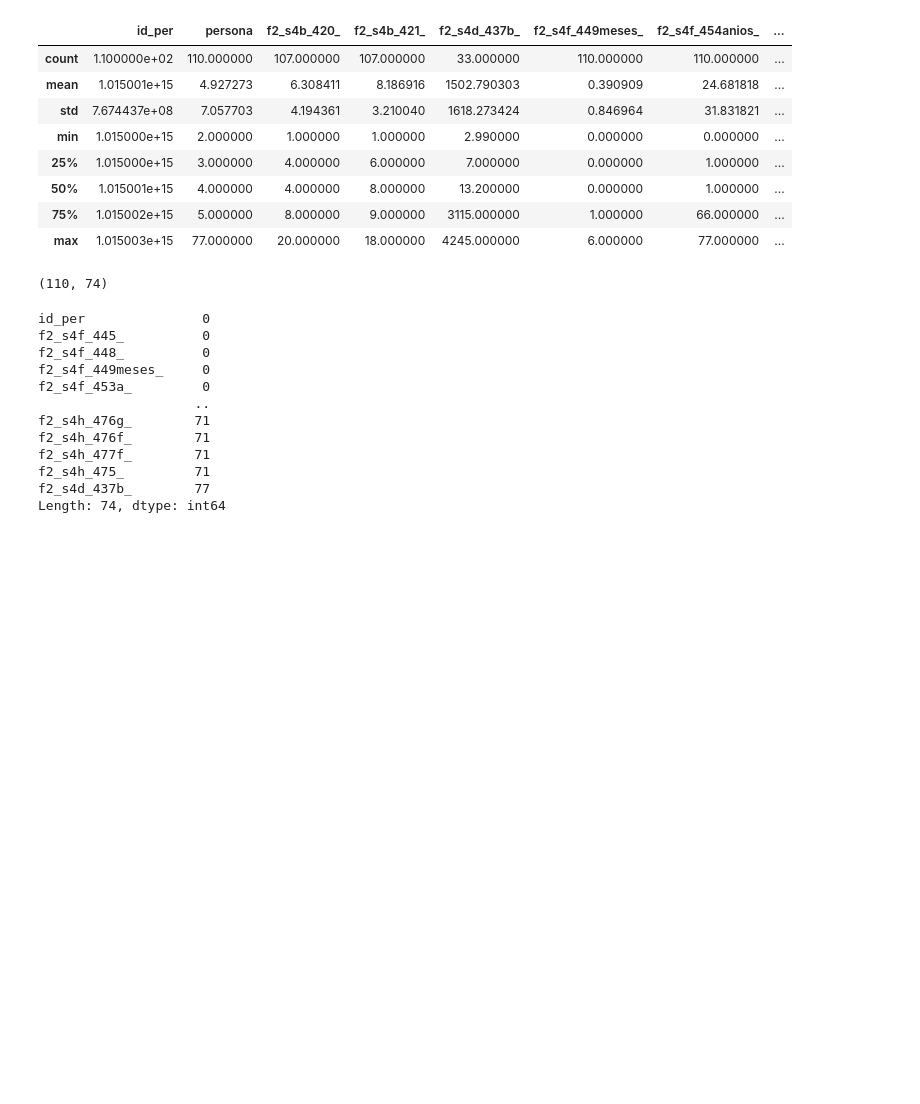
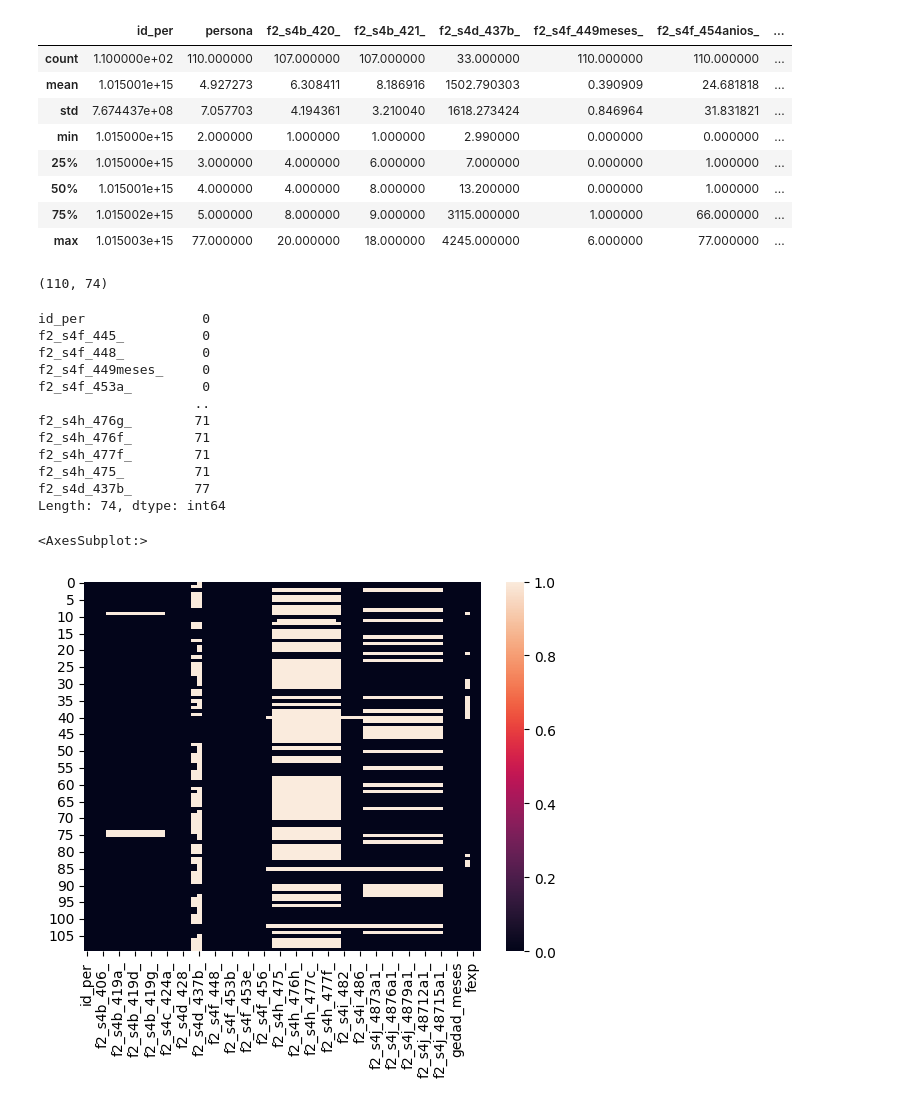
Before and after one commit to JhoanaAucancela/Analisis, a Jupyter notebook: Proyecto.ipynb, the cells around one changed output. Cells and saved outputs as stored; diff of their text form; code cells hidden in the pictures; blank space fills up the shorter version.

```diff
--- a/Proyecto.ipynb
+++ b/Proyecto.ipynb
@@ -116,3 +159,8 @@ f2_s4h_477f_        71
 f2_s4h_475_         71
 f2_s4d_437b_        77
 Length: 74, dtype: int64
+# %%
+sns.heatmap(df.isna())
+# %% [output]
+<AxesSubplot:>
+[figure, added]
```
Also changed, not shown: parts of 6 cells of this notebook, 1 other file.
